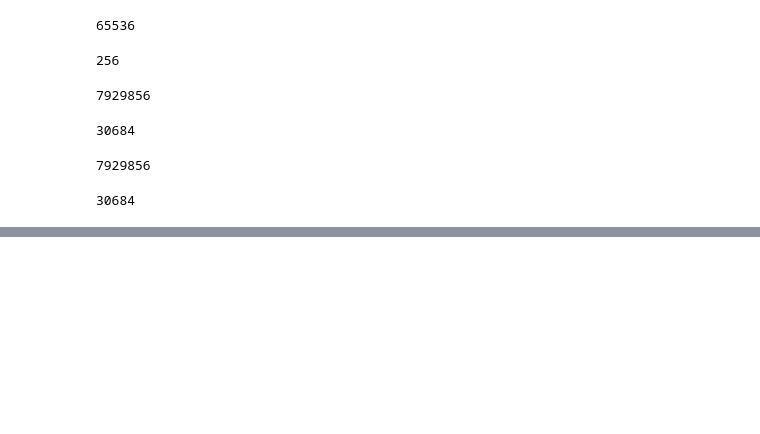
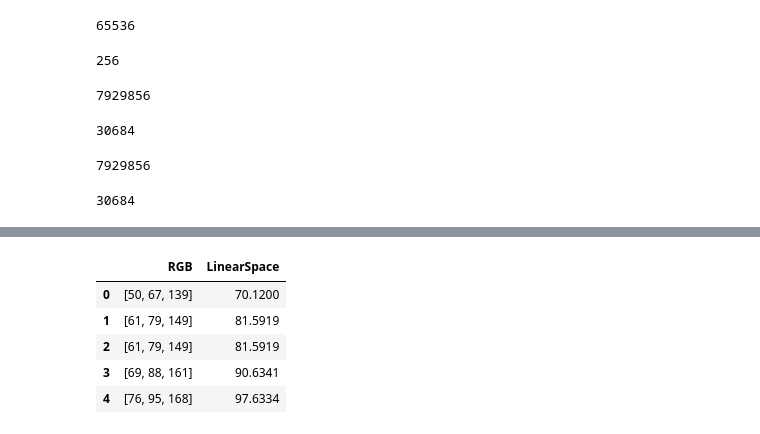
Before and after one commit to arpit2412/Generative-Adversarial-Network-, a Jupyter notebook: CycleGAN/Histogram_Plot.ipynb, the cells around one changed output, grey strips where cells are left out. Cells and saved outputs as stored; diff of their text form; code cells hidden in the pictures; blank space fills up the shorter version.

```diff
--- a/CycleGAN/Histogram_Plot.ipynb
+++ b/CycleGAN/Histogram_Plot.ipynb
@@ -866,0 +909,10 @@ len(linear_unique)
+# %%
+#Printing
+fullDataset.head()
+# %% [output]
+|  | RGB | LinearSpace |
+| 0 | [50, 67, 139] | 70.1200 |
+| 1 | [61, 79, 149] | 81.5919 |
+| 2 | [61, 79, 149] | 81.5919 |
+| 3 | [69, 88, 161] | 90.6341 |
+| 4 | [76, 95, 168] | 97.6334 |
```
Also changed, not shown: parts of 9 cells of this notebook.
